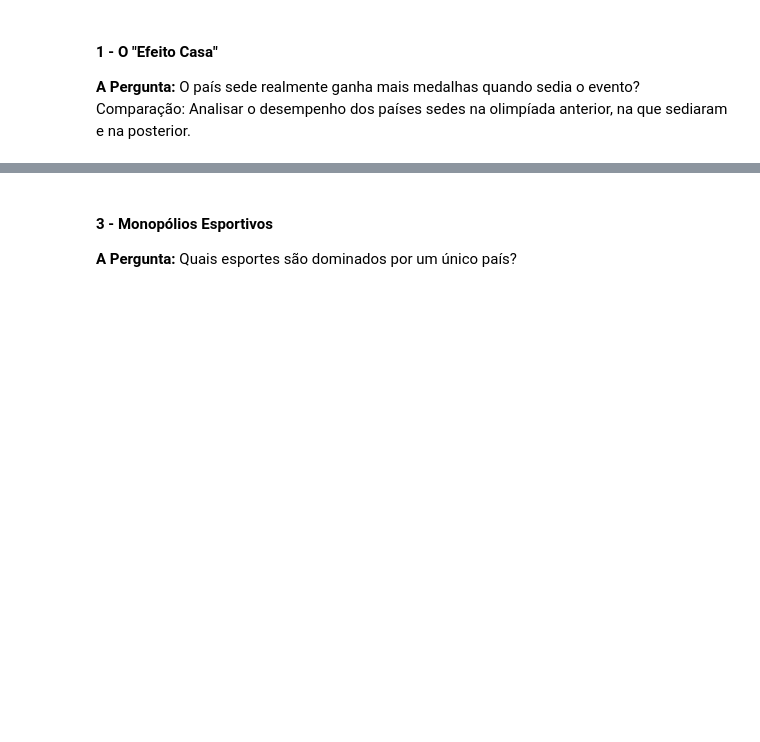
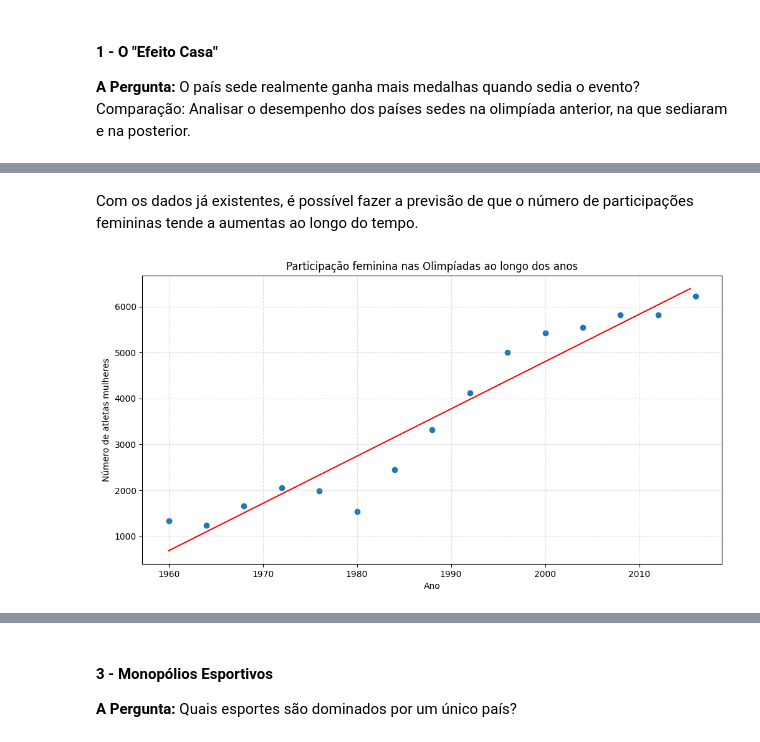
Before and after one commit to ClaraCaldas/Projeto-ICD, a Jupyter notebook: RELATORIO.ipynb, the cells around one changed output, grey strips where cells are left out. Saved outputs shown, nothing was run; the diff lists cells and outputs as text; code cells hidden in the pictures; blank space fills up the shorter version.

```diff
--- a/RELATORIO.ipynb
+++ b/RELATORIO.ipynb
@@ -391,0 +428,52 @@ df_paraolimpiadas.to_csv('paralimpiada_medalhas_arrumado.csv', index=False, enco
+# %% [markdown]
+Com os dados já existentes, é possível fazer a previsão de que o número de participações femininas tende a aumentas ao longo do tempo.
+# %%
+def gen_line(x_min, x_max, n_points, a, b):
+    interval = x_max - x_min
+    interval_value = interval / n_points
+
+    x_result = []
+    y_result = []
+
+    for i in range(n_points):
+        current_x = x_min + i * interval_value
+        x_result.append(current_x)
+        y_result.append(a * current_x + b)
+
+    return x_result, y_result
+
+
+def show_regression(x, y, a, b):
+    N = 100
+
+    plt.scatter(x, y)
+
+    line_1 = gen_line(min(x), max(x), N, a, b)
+    plt.plot(line_1[0], line_1[1], c="red")
+
+    plt.grid(True, linestyle='--', alpha=0.4)
+    plt.show()
+
+
+mulheres_por_ano = dfM.groupby('Year').size().reset_index(name='Qtd_Mulheres')
+
+x = mulheres_por_ano['Year'].tolist()
+y = mulheres_por_ano['Qtd_Mulheres'].tolist()
+
+media_x = sum(x) / len(x)
+media_y = sum(y) / len(y)
+
+numerador = sum((xi - media_x) * (yi - media_y) for xi, yi in zip(x, y))
+denominador = sum((xi - media_x) ** 2 for xi in x)
+
+a = numerador / denominador
+b = media_y - a * media_x
+
+plt.figure(figsize=(12, 6))
+plt.title('Participação feminina nas Olimpíadas ao longo dos anos')
+plt.xlabel('Ano')
+plt.ylabel('Número de atletas mulheres')
+
+show_regression(x, y, a, b)
+# %% [output]
+[figure, added]
```
Also changed, not shown: parts of 17 cells of this notebook.
